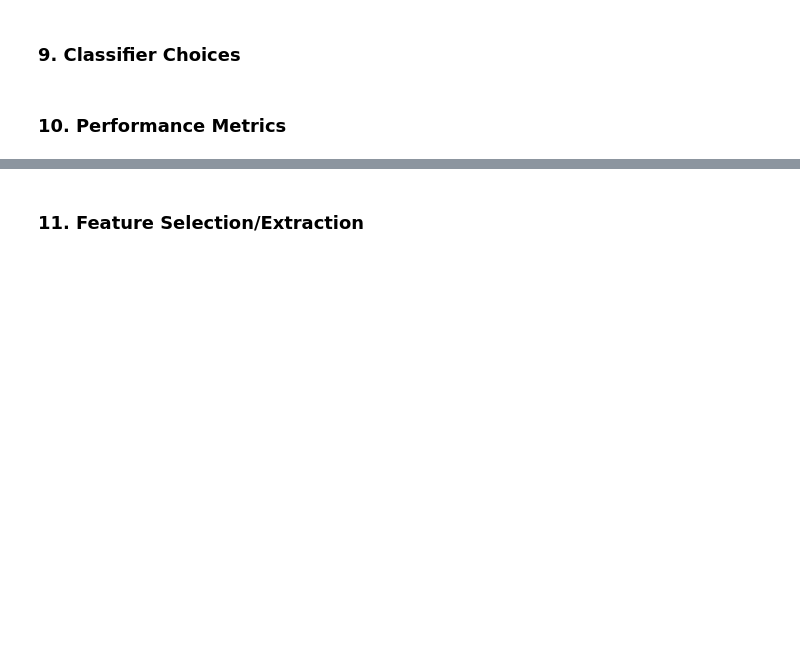
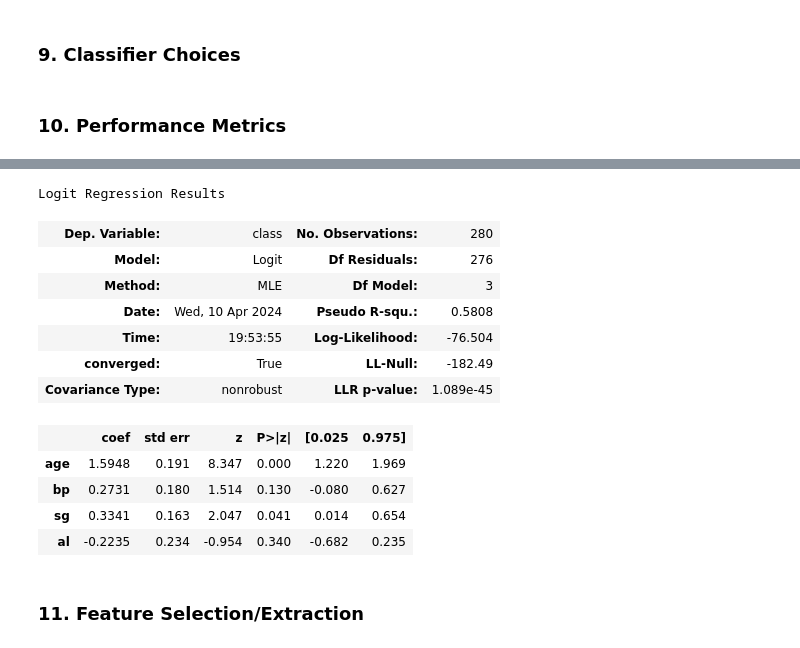
Before and after one commit to Barkesty/Project-Chronic-Kidney-Disease-Classification-Challenge, a Jupyter notebook: project.ipynb, the cells around one changed output, grey strips where cells are left out. Drawn from its saved outputs; the diff is of its cells as text; code cells hidden in the pictures; blank space fills up the shorter version.

```diff
--- a/project.ipynb
+++ b/project.ipynb
@@ -639,0 +642,2 @@ X_train, X_test, y_train, y_test = train_test_split(
+# %%
+def_log = LogisticRegression(max_iter = 500)
@@ -640,3 +743,19 @@ X_train, X_test, y_train, y_test = train_test_split(
+# %%
+model.summary()
+# %% [output]
+Logit Regression Results
+| Dep. Variable: | class | No. Observations: | 280 |
+| Model: | Logit | Df Residuals: | 276 |
+| Method: | MLE | Df Model: | 3 |
+| Date: | Wed, 10 Apr 2024 | Pseudo R-squ.: | 0.5808 |
+| Time: | 19:53:55 | Log-Likelihood: | -76.504 |
+| converged: | True | LL-Null: | -182.49 |
+| Covariance Type: | nonrobust | LLR p-value: | 1.089e-45 |
+|  | coef | std err | z | P>|z| | [0.025 | 0.975] |
+| age | 1.5948 | 0.191 | 8.347 | 0.000 | 1.220 | 1.969 |
+| bp | 0.2731 | 0.180 | 1.514 | 0.130 | -0.080 | 0.627 |
+| sg | 0.3341 | 0.163 | 2.047 | 0.041 | 0.014 | 0.654 |
+| al | -0.2235 | 0.234 | -0.954 | 0.340 | -0.682 | 0.235 |
 # %% [markdown]
 ### **11. Feature Selection/Extraction**
 # %% [markdown]
```
Also changed, not shown: parts of 20 cells of this notebook.
